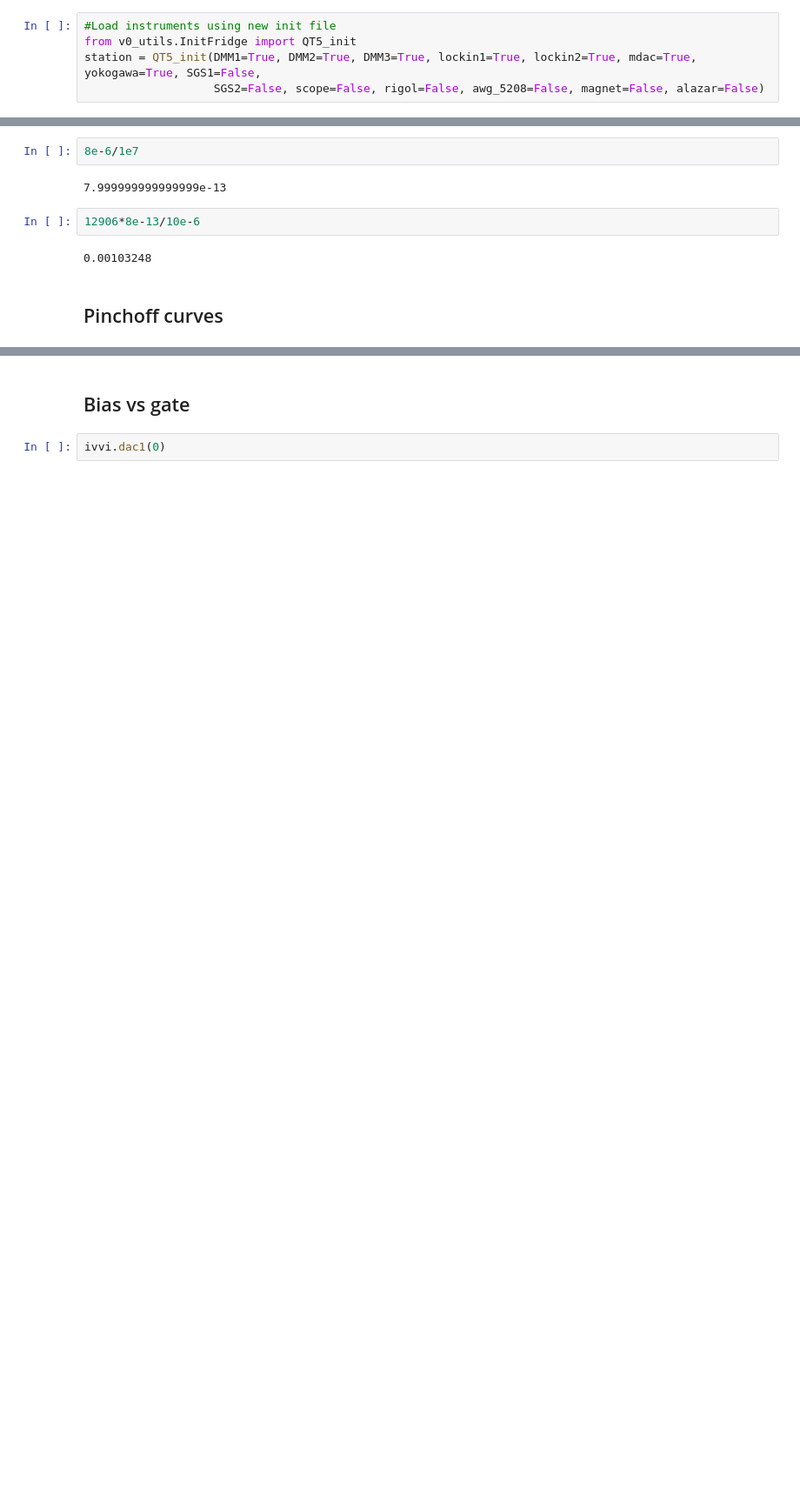
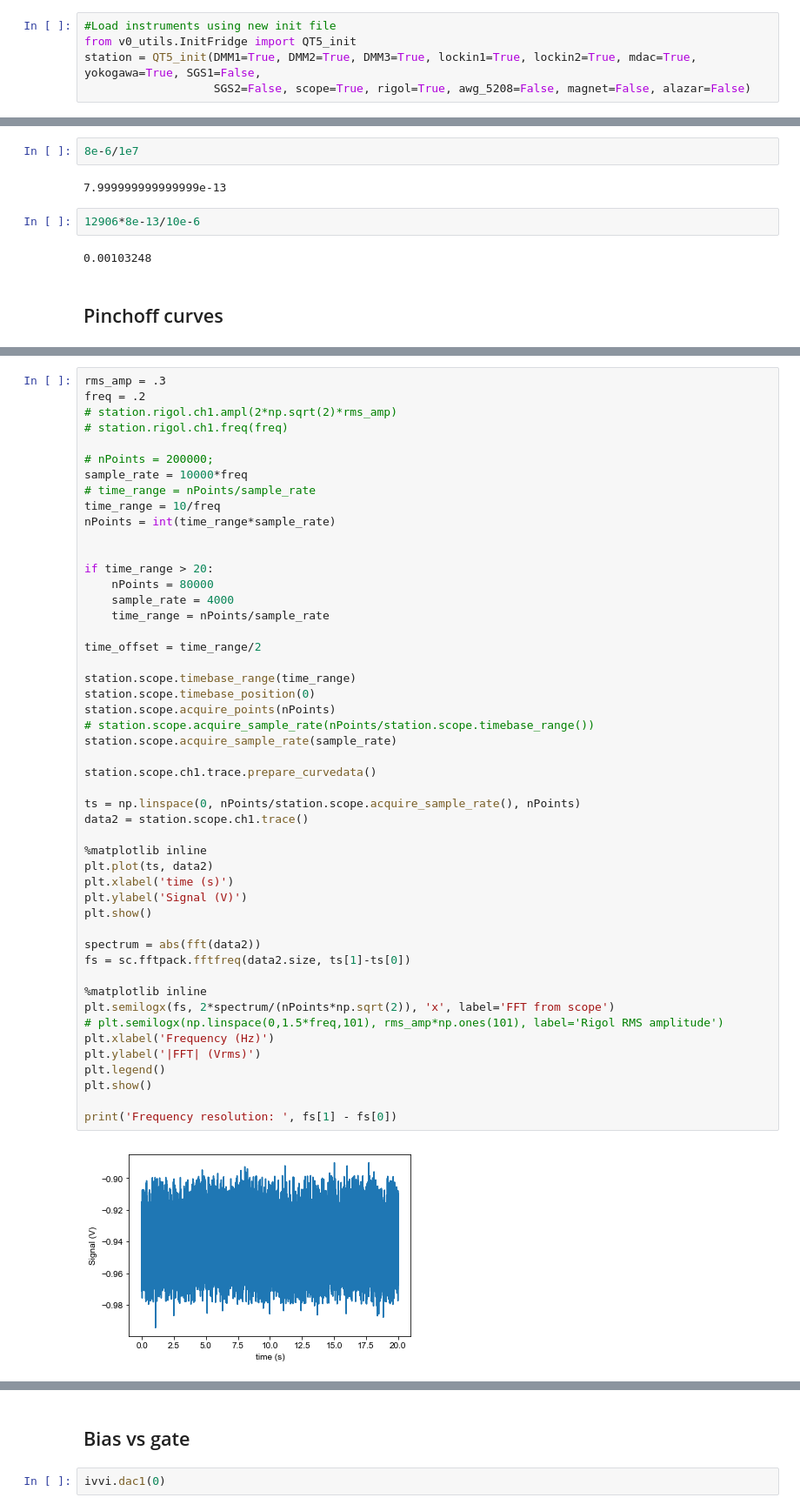
Before and after one commit to kouwenhovenlab/v0_characterization, a Jupyter notebook: Standard_characterizations_mK_DC.ipynb, the cells around one changed output, grey strips where cells are left out. Shown at 87% size. Cells and saved outputs as stored; diff of their text form; blank space fills up the shorter version.

Commit message:
Latest work on measurement class and noise spectrum measurement.

```diff
--- a/Standard_characterizations_mK_DC.ipynb
+++ b/Standard_characterizations_mK_DC.ipynb
@@ -60,5 +64,5 @@ from v0_utils.qcodes_tools import \
 #Load instruments using new init file
 from v0_utils.InitFridge import QT5_init
 station = QT5_init(DMM1=True, DMM2=True, DMM3=True, lockin1=True, lockin2=True, mdac=True, yokogawa=True, SGS1=False,
-                   SGS2=False, scope=False, rigol=False, awg_5208=False, magnet=False, alazar=False)
+                   SGS2=False, scope=True, rigol=True, awg_5208=False, magnet=False, alazar=False)
 # %% [output]
@@ -951,0 +989,51 @@ ivvi.set_dacs_zero()
+# %%
+rms_amp = .3
+freq = .2
+# station.rigol.ch1.ampl(2*np.sqrt(2)*rms_amp)
+# station.rigol.ch1.freq(freq)
+
+# nPoints = 200000;
+sample_rate = 10000*freq
+# time_range = nPoints/sample_rate
+time_range = 10/freq
+nPoints = int(time_range*sample_rate)
+
+
+if time_range > 20:
+    nPoints = 80000
+    sample_rate = 4000
+    time_range = nPoints/sample_rate
+
+time_offset = time_range/2
+
+station.scope.timebase_range(time_range)
+station.scope.timebase_position(0)
+station.scope.acquire_points(nPoints)
+# station.scope.acquire_sample_rate(nPoints/station.scope.timebase_range())
+station.scope.acquire_sample_rate(sample_rate)
+
+station.scope.ch1.trace.prepare_curvedata()
+
+ts = np.linspace(0, nPoints/station.scope.acquire_sample_rate(), nPoints)
+data2 = station.scope.ch1.trace()
+
+%matplotlib inline
+plt.plot(ts, data2)
+plt.xlabel('time (s)')
+plt.ylabel('Signal (V)')
+plt.show()
+
+spectrum = abs(fft(data2))
+fs = sc.fftpack.fftfreq(data2.size, ts[1]-ts[0])
+
+%matplotlib inline
+plt.semilogx(fs, 2*spectrum/(nPoints*np.sqrt(2)), 'x', label='FFT from scope')
+# plt.semilogx(np.linspace(0,1.5*freq,101), rms_amp*np.ones(101), label='Rigol RMS amplitude')
+plt.xlabel('Frequency (Hz)')
+plt.ylabel('|FFT| (Vrms)')
+plt.legend()
+plt.show()
+
+print('Frequency resolution: ', fs[1] - fs[0])
+# %% [output]
+[figure, added]
```
Also changed, not shown: parts of 61 cells of this notebook, 1 other file.
